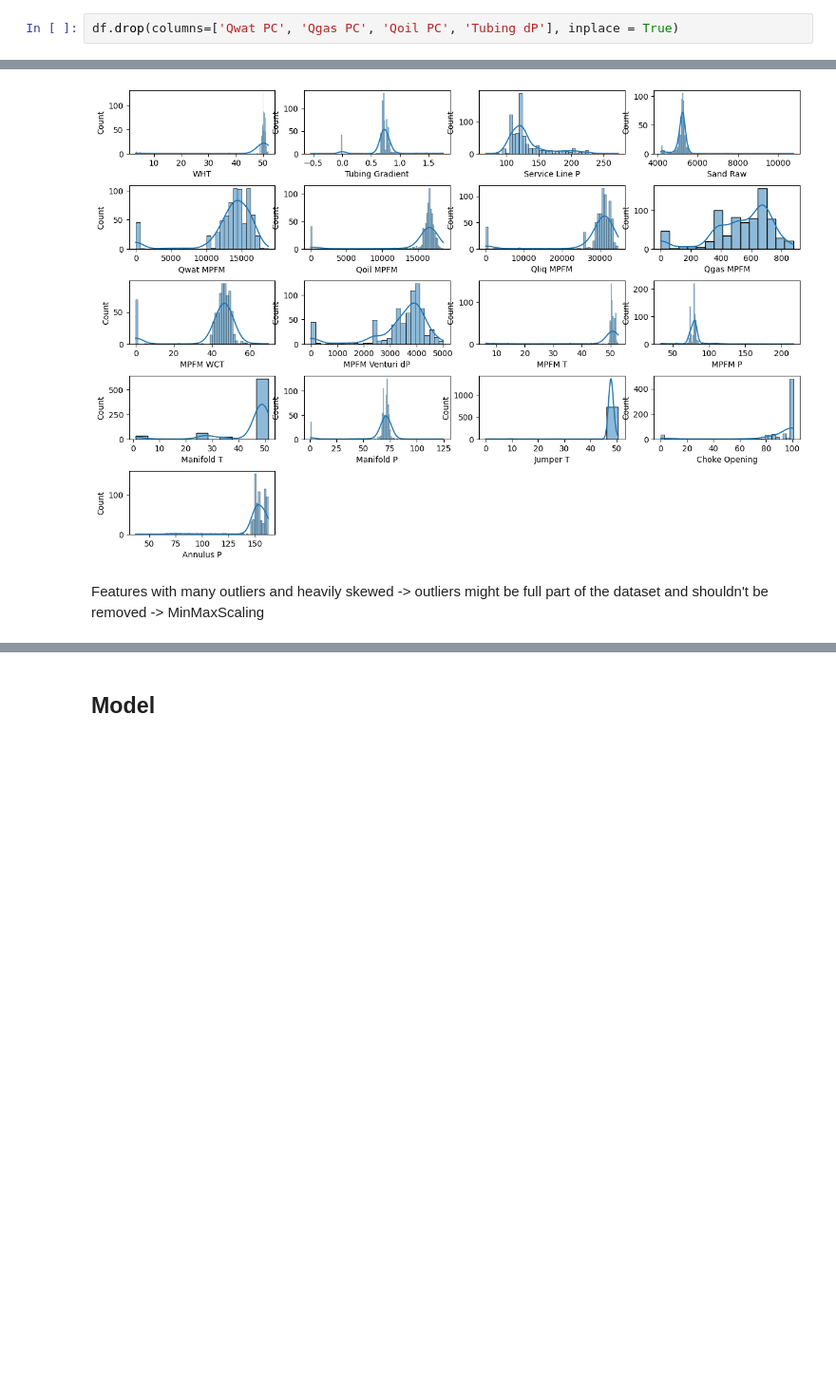
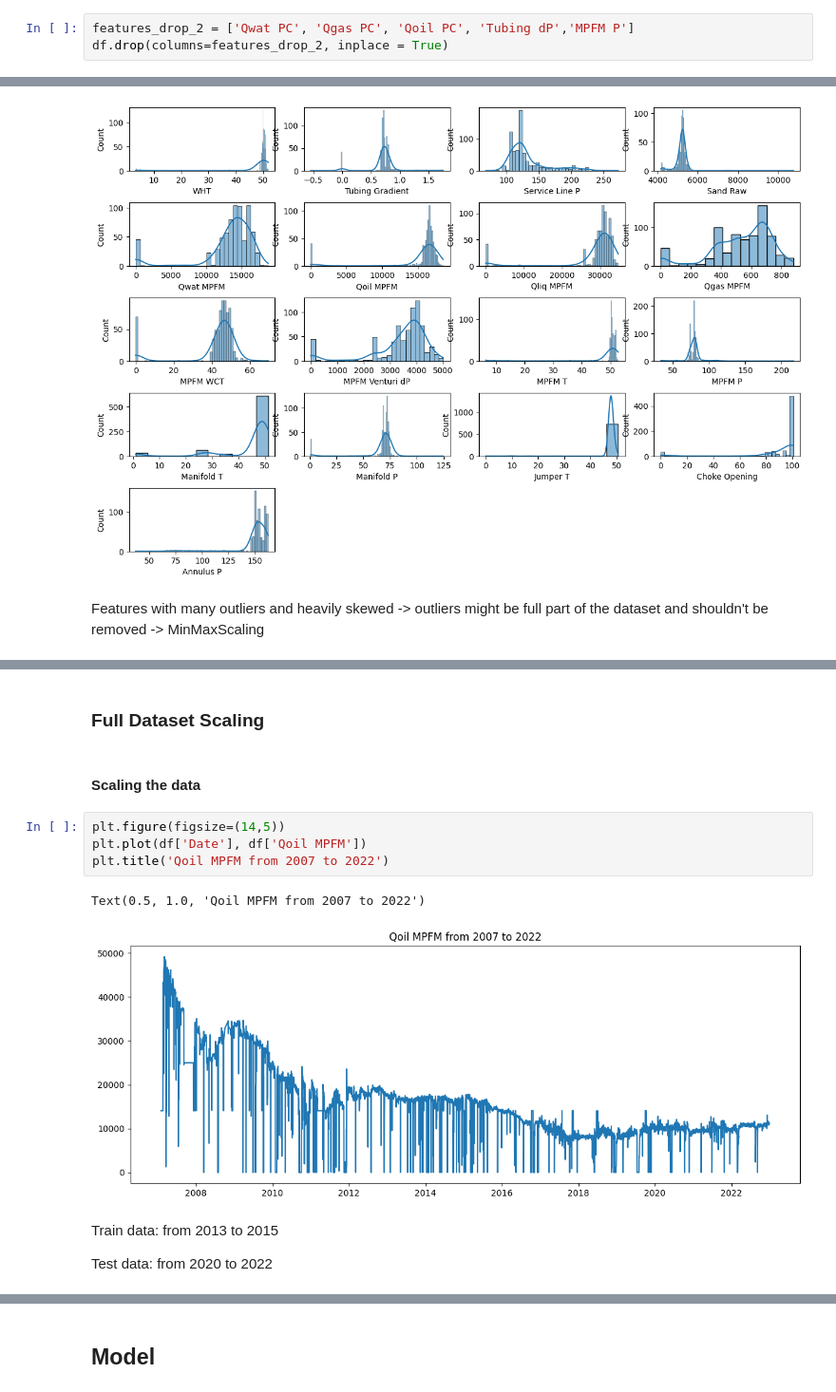
Before and after one commit to mattwagon/oil_production_prediction, a Jupyter notebook: notebooks/eduardo - basic mvp.ipynb, the cells around one changed output, grey strips where cells are left out. Shown at 95% size. Saved outputs shown, nothing was run; the diff lists cells and outputs as text; blank space fills up the shorter version.

```diff
--- a/notebooks/eduardo - basic mvp.ipynb
+++ b/notebooks/eduardo - basic mvp.ipynb
@@ -447,7 +361,8 @@ df[['Tubing Gradient', 'Tubing dP']].describe()
 83.188037       1
 dtype: int64
 # %%
-df.drop(columns=['Qwat PC', 'Qgas PC', 'Qoil PC', 'Tubing dP'], inplace = True)
+features_drop_2 = ['Qwat PC', 'Qgas PC', 'Qoil PC', 'Tubing dP','MPFM P']
+df.drop(columns=features_drop_2, inplace = True)
 # %%
 df.shape
 # %% [output]
@@ -683,0 +489,15 @@ df_full_filtered.head()
+# %% [markdown]
+### Full Dataset Scaling
+# %% [markdown]
+#### Scaling the data
+# %%
+plt.figure(figsize=(14,5))
+plt.plot(df['Date'], df['Qoil MPFM'])
+plt.title('Qoil MPFM from 2007 to 2022')
+# %% [output]
+Text(0.5, 1.0, 'Qoil MPFM from 2007 to 2022')
+[figure, added]
+# %% [markdown]
+Train data: from 2013 to 2015
+
+Test data: from 2020 to 2022
```
Also changed, not shown: parts of 104 cells of this notebook.
